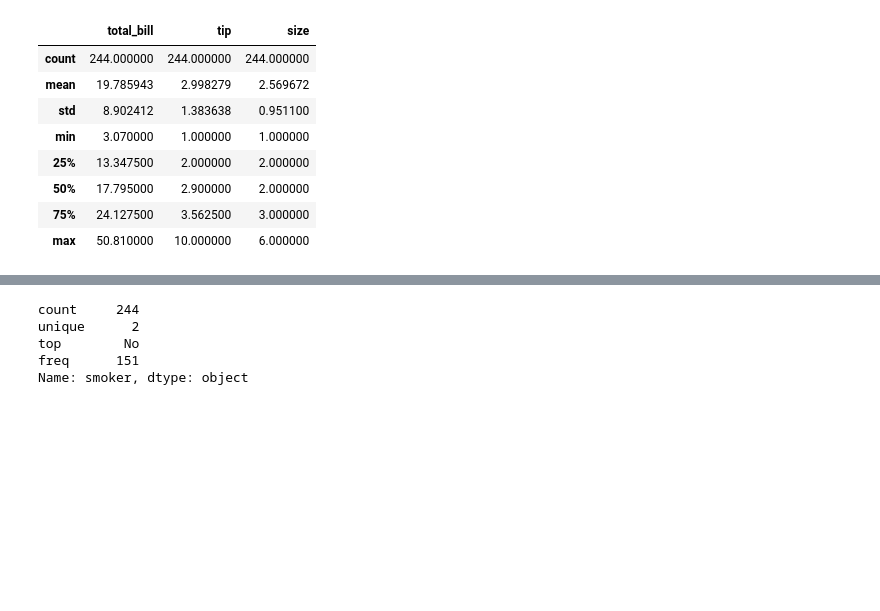
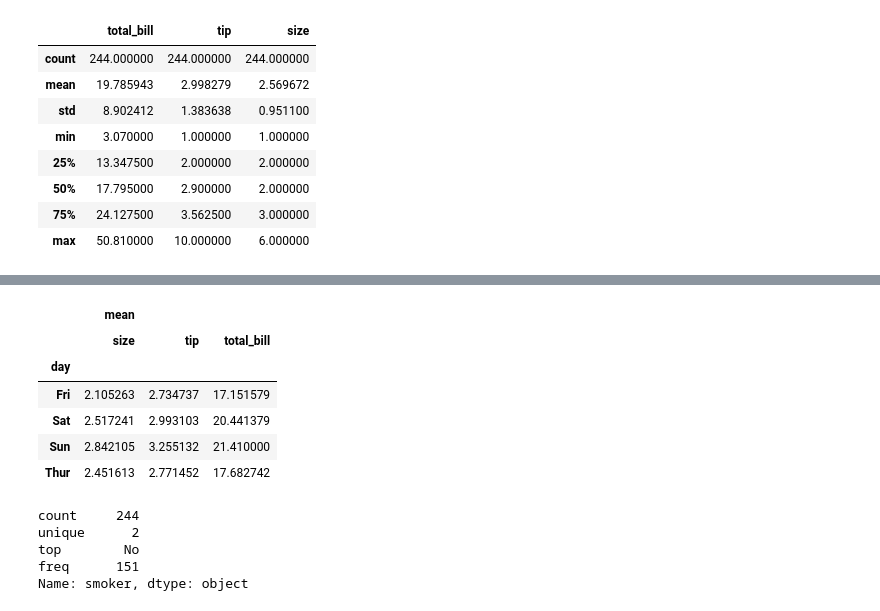
Before and after one commit to Crkonova76/Fundamentals-of-Data-Analysis_Assessment-2019, a Jupyter notebook: Tips_dataset.ipynb, the cells around one changed output, grey strips where cells are left out. Drawn from its saved outputs; the diff is of its cells as text; code cells hidden in the pictures; blank space fills up the shorter version.

```diff
--- a/Tips_dataset.ipynb
+++ b/Tips_dataset.ipynb
@@ -86,3 +109,13 @@ df.describe()
+# %%
+pd.pivot_table(df, index=["day"],aggfunc=[np.mean])
+# %% [output]
+|  | mean |  |  |
+|  | size | tip | total_bill |
+| day |  |  |  |
+| Fri | 2.105263 | 2.734737 | 17.151579 |
+| Sat | 2.517241 | 2.993103 | 20.441379 |
+| Sun | 2.842105 | 3.255132 | 21.410000 |
+| Thur | 2.451613 | 2.771452 | 17.682742 |
 # %%
 df["smoker"].describe()
 # %% [output]
```
Also changed, not shown: parts of 6 cells of this notebook.
